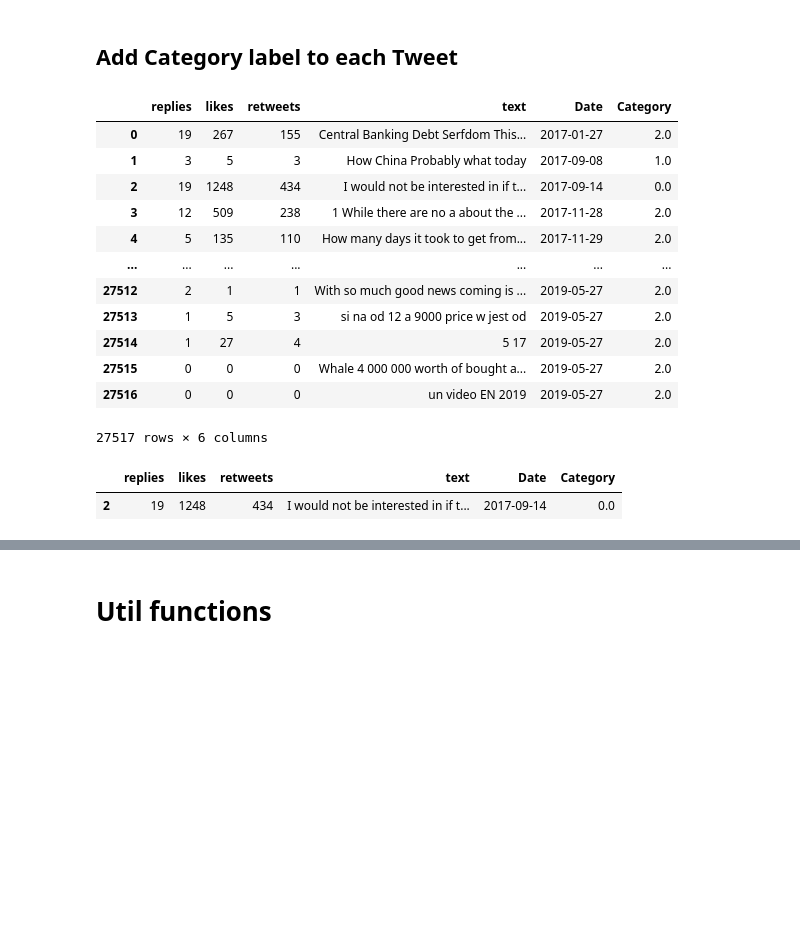
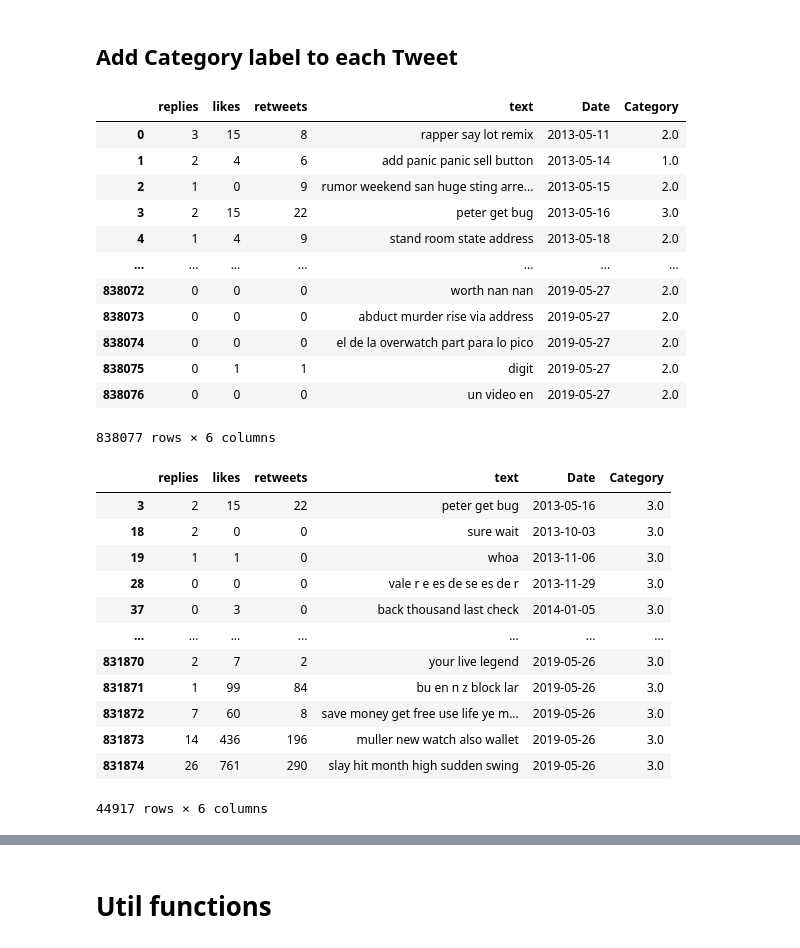
Before and after one commit to AmaruEscalante/bigdata-crypto, a Jupyter notebook: notebooks/Tweets_Labeling.ipynb, the cells around one changed output, grey strips where cells are left out. Cells and saved outputs as stored; diff of their text form; code cells hidden in the pictures; blank space fills up the shorter version.

Commit message:
New version of tweets cleaning using nltk library

```diff
--- a/notebooks/Tweets_Labeling.ipynb
+++ b/notebooks/Tweets_Labeling.ipynb
@@ -7,7 +7,7 @@ import numpy as np
 # clean_tweets_part_2.csv #Contains data from 2015-11-03 to 2017-02-17
 filename = 'gs://bigdata-general/clean/clean_tweets_part_0.csv'
 
-tweets = pd.read_csv(filename, delimiter=',', index_col=0, nrows=30000)
+tweets = pd.read_csv(filename, delimiter=',', index_col=0, nrows=1000000)
 # Convert timestamp to date object
 tweets['timestamp'] = pd.to_datetime(tweets['timestamp']).dt.date
 tweets
@@ -72,0 +30,28 @@ tweets.reset_index(drop=True)
+# %%
+#nltk.download('stopwords')
+#nltk.download('words')
+import nltk
+import string
+import re
+
+more_stopwords = [ 'technology','https', 'blockchain', 'btc', 't', 'co', 'eth', 'usd', 'doge', 'bitcoin', 'ethereum', 'buy', 'usd', 'xrp', 'ltc', 'crypto', 'price', 'will', 'mxn', 'think', 'take', 'one', 'xlm', 'cann', 'said', 'blockchaintechnology','alt','coin', 'bch', 'neo', 'emc' ,'xmr' ,'btg' ,'hot', 'usc' ,'ooobtc', 'obx' ,'qkc', 'bch' ,'gt' ,'lt', 'at', 'price']
+stopword = nltk.corpus.stopwords.words('english')
+stopword.extend(more_stopwords)
+words = set(nltk.corpus.words.words())
+
+def clean_tweet(text):
+    ps = nltk.PorterStemmer()
+    text = re.sub(r"(?:\@|http?\://|https?\://|www)\S+", "", text.lower()) #Remove http links
+    text  = "".join([char for char in text if char not in string.punctuation])
+    text = re.sub('[0-9]+', '', text)
+    text = re.sub('\n', ' ', text)
+    text = re.sub(r'[^\x00-\x7F]+',' ', text) #Remove non-ASCII characters
+    text = " ".join([word for word in text.split() if word not in stopword])
+    text = " ".join([ps.stem(word) for word in text.split()])
+    text = " ".join(w for w in nltk.wordpunct_tokenize(text) \
+         if w.lower() in words or not w.isalpha())
+    return text
+
+tweets['text'] = tweets['text'].apply(lambda x: clean_tweet(x.lower()))
+# # Removing empty tweets
+tweets = tweets[~tweets.text.eq('')]
@@ -186,23 +162,34 @@ for key, value in date_cat_dict.items():
  tweets
 # %% [output]
 |  | replies | likes | retweets | text | Date | Category |
-| 0 | 19 | 267 | 155 | Central Banking Debt Serfdom This... | 2017-01-27 | 2.0 |
-| 1 | 3 | 5 | 3 | How China Probably what today | 2017-09-08 | 1.0 |
-| 2 | 19 | 1248 | 434 | I would not be interested in if t... | 2017-09-14 | 0.0 |
-| 3 | 12 | 509 | 238 | 1 While there are no a about the ... | 2017-11-28 | 2.0 |
-| 4 | 5 | 135 | 110 | How many days it took to get from... | 2017-11-29 | 2.0 |
+| 0 | 3 | 15 | 8 | rapper say lot remix | 2013-05-11 | 2.0 |
+| 1 | 2 | 4 | 6 | add panic panic sell button | 2013-05-14 | 1.0 |
+| 2 | 1 | 0 | 9 | rumor weekend san huge sting arre... | 2013-05-15 | 2.0 |
+| 3 | 2 | 15 | 22 | peter get bug | 2013-05-16 | 3.0 |
+| 4 | 1 | 4 | 9 | stand room state address | 2013-05-18 | 2.0 |
 | ... | ... | ... | ... | ... | ... | ... |
-| 27512 | 2 | 1 | 1 | With so much good news coming is ... | 2019-05-27 | 2.0 |
-| 27513 | 1 | 5 | 3 | si na od 12 a 9000 price w jest od | 2019-05-27 | 2.0 |
-| 27514 | 1 | 27 | 4 | 5 17 | 2019-05-27 | 2.0 |
-| 27515 | 0 | 0 | 0 | Whale 4 000 000 worth of bought a... | 2019-05-27 | 2.0 |
-| 27516 | 0 | 0 | 0 | un video EN 2019 | 2019-05-27 | 2.0 |
+| 838072 | 0 | 0 | 0 | worth nan nan | 2019-05-27 | 2.0 |
+| 838073 | 0 | 0 | 0 | abduct murder rise via address | 2019-05-27 | 2.0 |
+| 838074 | 0 | 0 | 0 | el de la overwatch part para lo pico | 2019-05-27 | 2.0 |
+| 838075 | 0 | 1 | 1 | digit | 2019-05-27 | 2.0 |
+| 838076 | 0 | 0 | 0 | un video en | 2019-05-27 | 2.0 |
-27517 rows × 6 columns
+838077 rows × 6 columns
 # %%
-tweets[tweets.Category == 0]
+tweets[tweets.Category == 3]
 # %% [output]
 |  | replies | likes | retweets | text | Date | Category |
-| 2 | 19 | 1248 | 434 | I would not be interested in if t... | 2017-09-14 | 0.0 |
+| 3 | 2 | 15 | 22 | peter get bug | 2013-05-16 | 3.0 |
+| 18 | 2 | 0 | 0 | sure wait | 2013-10-03 | 3.0 |
+| 19 | 1 | 1 | 0 | whoa | 2013-11-06 | 3.0 |
+| 28 | 0 | 0 | 0 | vale r e es de se es de r | 2013-11-29 | 3.0 |
+| 37 | 0 | 3 | 0 | back thousand last check | 2014-01-05 | 3.0 |
+| ... | ... | ... | ... | ... | ... | ... |
+| 831870 | 2 | 7 | 2 | your live legend | 2019-05-26 | 3.0 |
+| 831871 | 1 | 99 | 84 | bu en n z block lar | 2019-05-26 | 3.0 |
+| 831872 | 7 | 60 | 8 | save money get free use life ye m... | 2019-05-26 | 3.0 |
+| 831873 | 14 | 436 | 196 | muller new watch also wallet | 2019-05-26 | 3.0 |
+| 831874 | 26 | 761 | 290 | slay hit month high sudden swing | 2019-05-26 | 3.0 |
+44917 rows × 6 columns
 # %%
 #clean_tweets_part_0.csv
 tweets.to_csv('/home/amaru-razerblade/clean_text_tweets/clean_text_tweets_part_0.csv')
```
Also changed, not shown: parts of 24 cells of this notebook.
